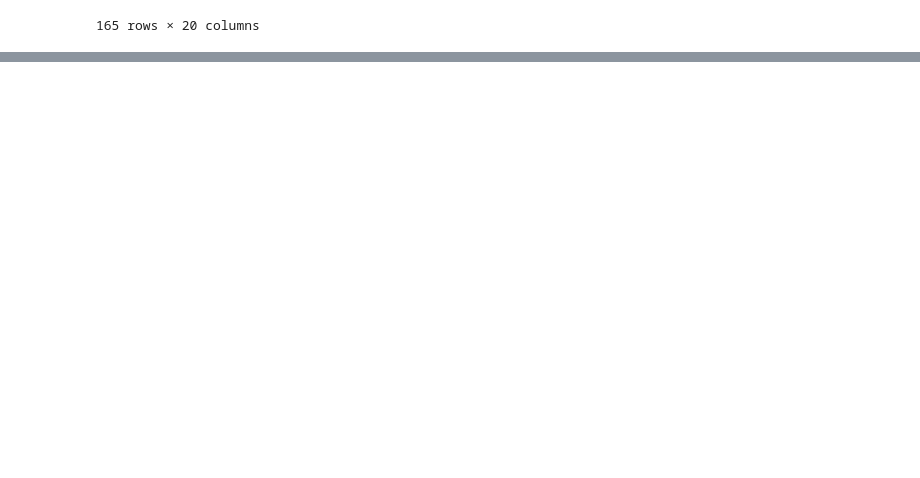
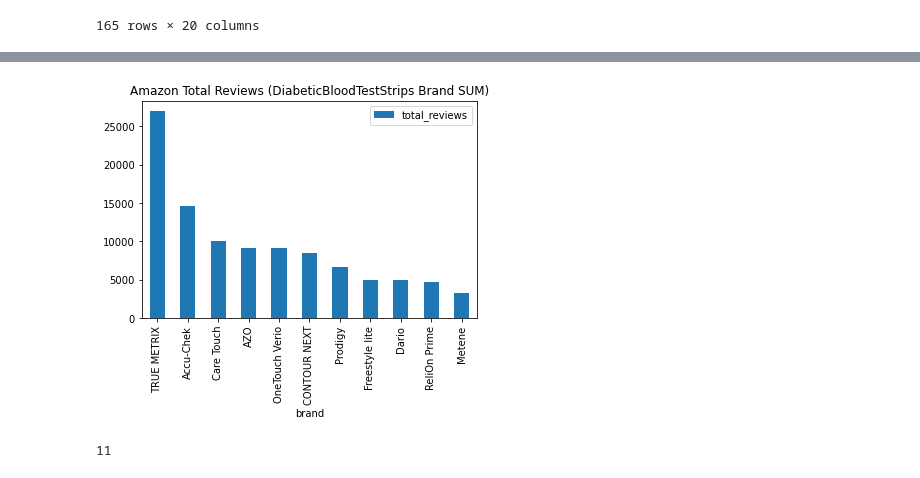
Before and after one commit to jjwu1019/Amazon_DiabeticTestStrip_Review, a Jupyter notebook: diabeticbloodteststrips_review_raw_Reviews_Analysis.ipynb, the cells around one changed output, grey strips where cells are left out. Cells and saved outputs as stored; diff of their text form; code cells hidden in the pictures; blank space fills up the shorter version.

```diff
--- a/diabeticbloodteststrips_review_raw_Reviews_Analysis.ipynb
+++ b/diabeticbloodteststrips_review_raw_Reviews_Analysis.ipynb
@@ -81,0 +163,4 @@ plt.savefig("diabeticbloodteststrips_review.png" , dpi = 2400, bbox_inches = "ti
+# %%
+#Since there are multiple items from the same brand, grab needed columns to use for aggregate
+brand_df = df[['brand', 'total_reviews']]
+brand_df
@@ -81,0 +181,12 @@ plt.savefig("diabeticbloodteststrips_review.png" , dpi = 2400, bbox_inches = "ti
+# %%
+#Sum and groupby brand name
+sum_df = brand_df.groupby(['brand']).agg('sum').reset_index()
+
+#Check if summed correctly by filtering a brand name
+#care_df = sum_df[sum_df["brand"] == "Care Touch"]
+#care_df
+
+#Sort the aggregated sum_df by total reviews, then filter it to graph
+sum_df = sum_df.sort_values(by=['total_reviews'], ascending=False)
+filter_sum_df = sum_df.loc[(sum_df['total_reviews'] >= 2500)]
+filter_sum_df
@@ -81,0 +206,12 @@ plt.savefig("diabeticbloodteststrips_review.png" , dpi = 2400, bbox_inches = "ti
+# %%
+#Graph and save
+filter_sum_df.plot.bar(x='brand', y=['total_reviews'], rot=90, title = 'Amazon Total Reviews (DiabeticBloodTestStrips Brand SUM)')
+plt.savefig("DiabeticBloodTestStrips_brand_review_2022_4_26.png" , dpi = 2400, bbox_inches = "tight")
+# %% [output]
+[figure, added]
+# %%
+brand_list = filter_sum_df['brand'].tolist()
+review_list = filter_sum_df['total_reviews'].tolist()
+len(brand_list)
+# %% [output]
+11
```
Also changed, not shown: parts of 15 cells of this notebook, 10 other files.
